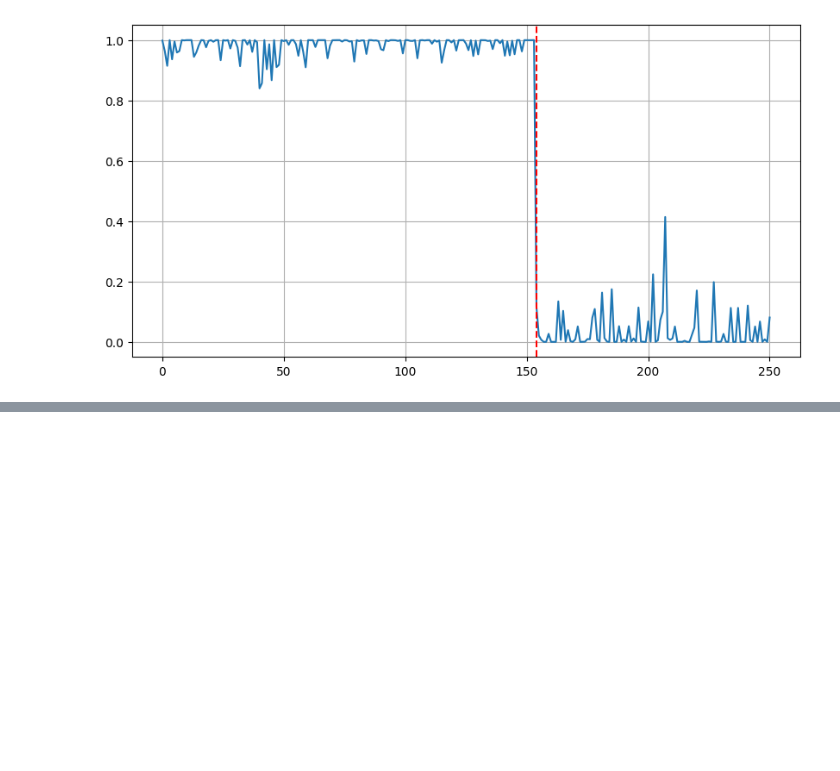
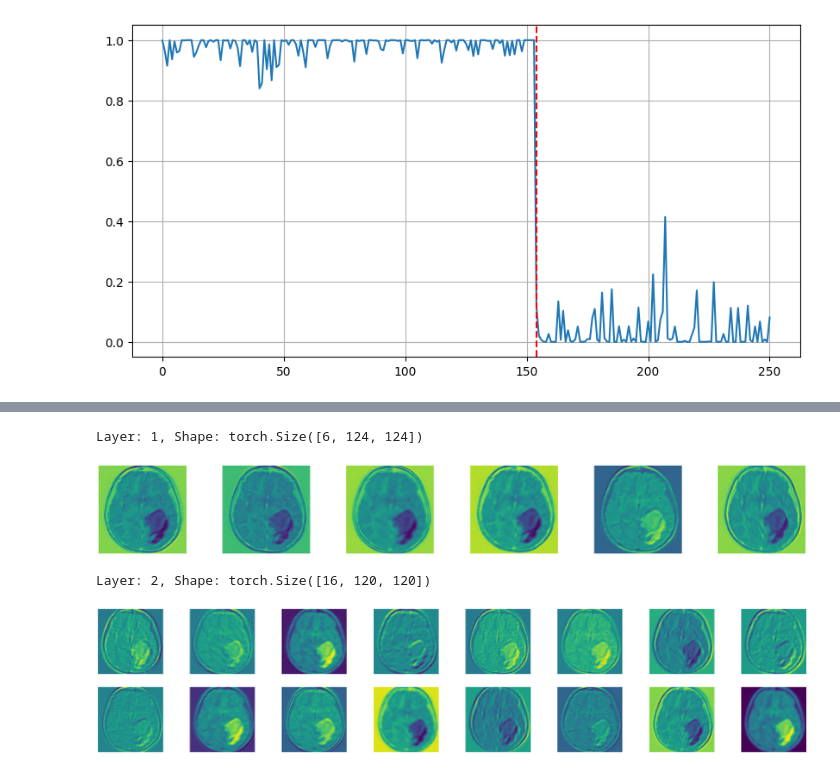
Before and after one commit to AaryaAshok77/BrainTumourDetector_DeepLearning, a Jupyter notebook: Brain_Tumour_Detector_Deep_Learning.ipynb, the cells around one changed output, grey strips where cells are left out. Saved outputs shown, nothing was run; the diff lists cells and outputs as text; code cells hidden in the pictures; blank space fills up the shorter version.

```diff
--- a/Brain_Tumour_Detector_Deep_Learning.ipynb
+++ b/Brain_Tumour_Detector_Deep_Learning.ipynb
@@ -359,0 +414,21 @@ plt.grid()
+# %%
+results = [conv_layers[0](img)]
+for i in range(1, len(conv_layers)):
+    results.append(conv_layers[i](results[-1])) #? -1-> Last element of the list as it will be the input to the next layer
+# %%
+for r in range(len(results)):
+    plt.figure(figsize=(50, 10))
+    layer_viz = results[r].squeeze()
+    print(f"Layer: {r+1}, Shape: {layer_viz.shape}")
+    for i, f in enumerate(layer_viz):
+        plt.subplot(2, 8, i+1)
+        plt.imshow(f.detach().cpu().numpy())
+        plt.axis("off")
+    plt.show()
+    plt.close()
+#! By the last image we can clearly see the tumour represented by a brighter colour than the rest of the image
+# %% [output]
+Layer: 1, Shape: torch.Size([6, 124, 124])
+[figure, added]
+Layer: 2, Shape: torch.Size([16, 120, 120])
+[figure, added]
```
Also changed, not shown: parts of 8 cells of this notebook.
